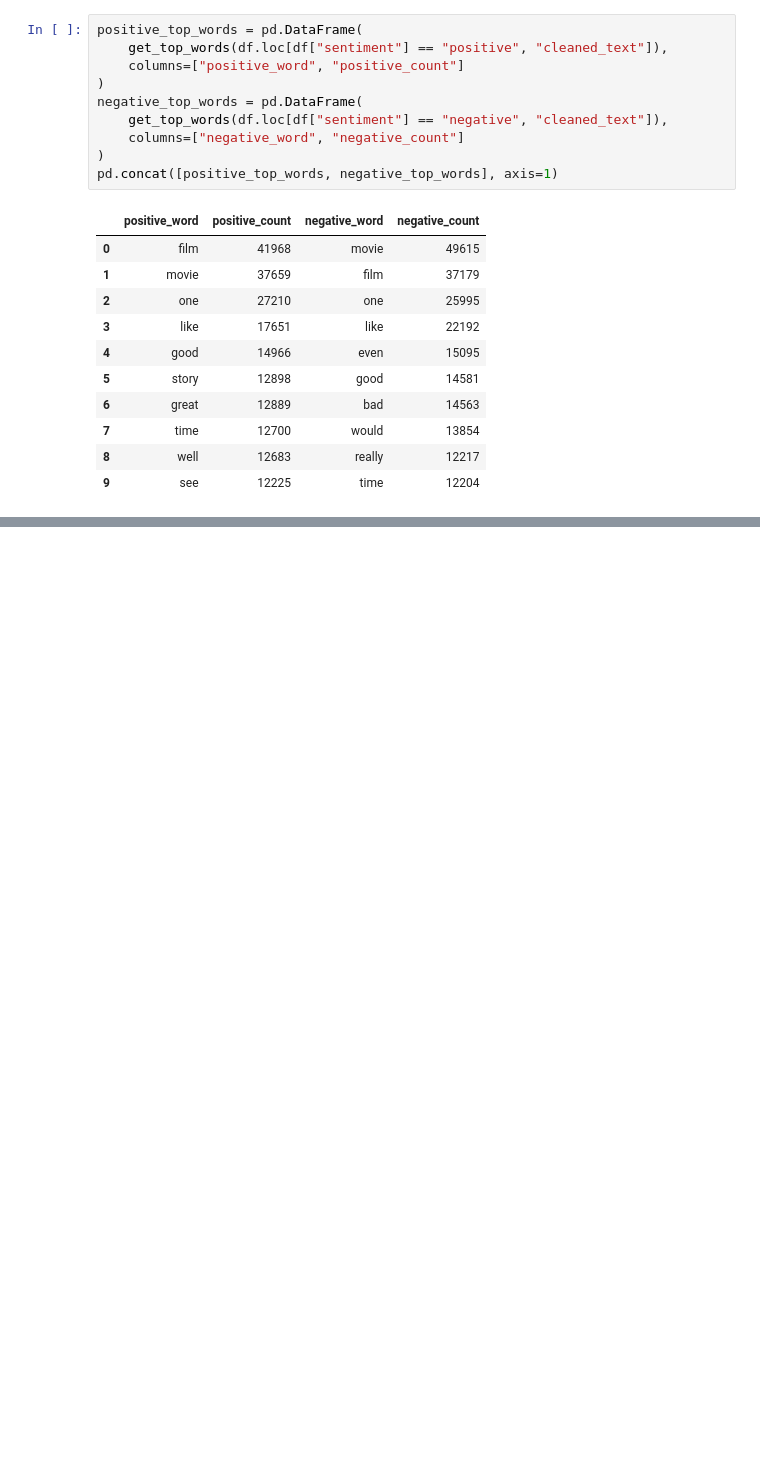
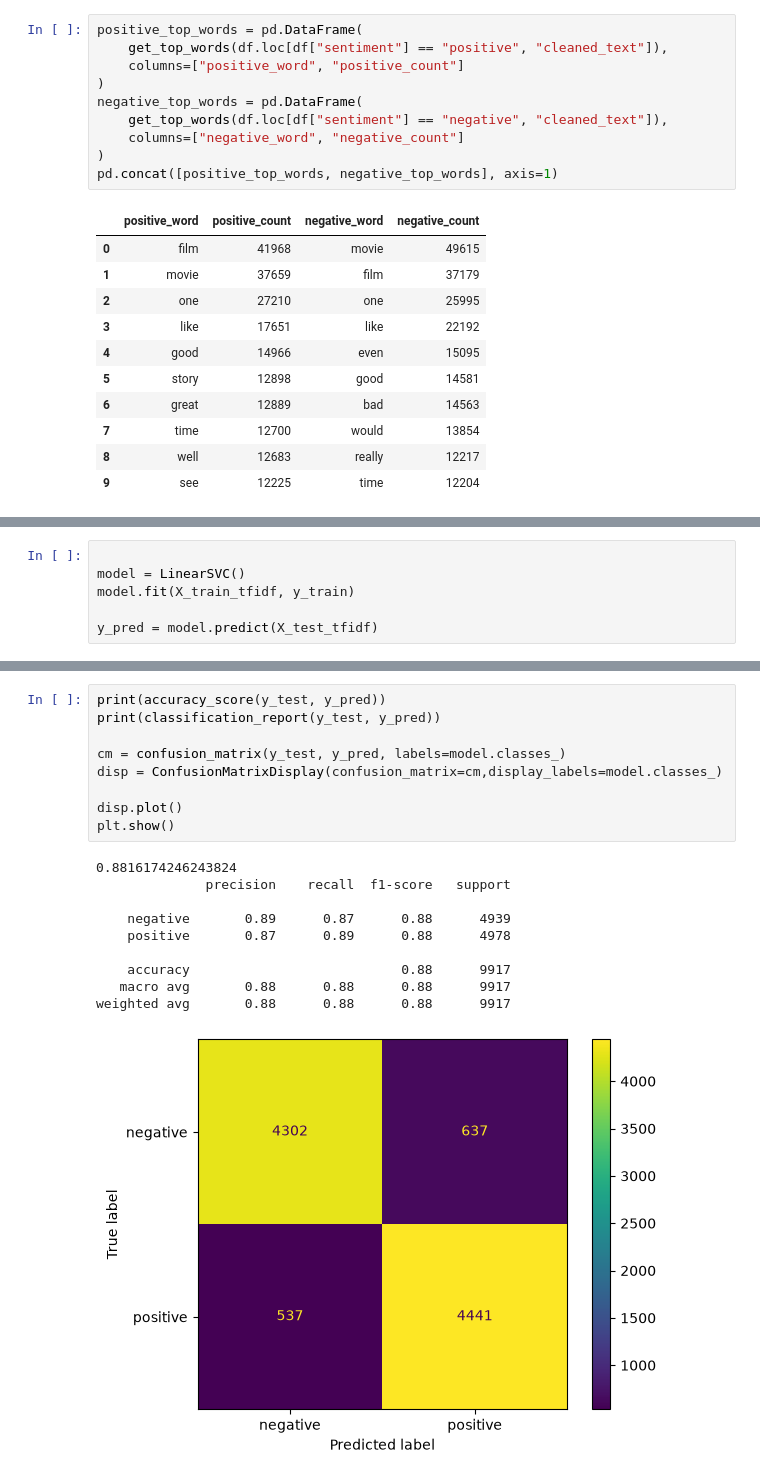
Before and after one commit to marwan602/bd-a1, a Jupyter notebook: notebook/analysis.ipynb, the cells around one changed output, grey strips where cells are left out. Saved outputs shown, nothing was run; the diff lists cells and outputs as text; blank space fills up the shorter version.

```diff
--- a/notebook/analysis.ipynb
+++ b/notebook/analysis.ipynb
@@ -308,0 +373,6 @@ pd.concat([positive_top_words, negative_top_words], axis=1)
+# %%
+
+model = LinearSVC()
+model.fit(X_train_tfidf, y_train)
+
+y_pred = model.predict(X_test_tfidf)
@@ -308,0 +384,20 @@ pd.concat([positive_top_words, negative_top_words], axis=1)
+# %%
+print(accuracy_score(y_test, y_pred))
+print(classification_report(y_test, y_pred))
+
+cm = confusion_matrix(y_test, y_pred, labels=model.classes_)
+disp = ConfusionMatrixDisplay(confusion_matrix=cm,display_labels=model.classes_)
+
+disp.plot()
+plt.show()
+# %% [output]
+0.8816174246243824
+              precision    recall  f1-score   support
+
+    negative       0.89      0.87      0.88      4939
+    positive       0.87      0.89      0.88      4978
+
+    accuracy                           0.88      9917
+   macro avg       0.88      0.88      0.88      9917
+weighted avg       0.88      0.88      0.88      9917
+[figure, added]
```
Also changed, not shown: parts of 23 cells of this notebook.
